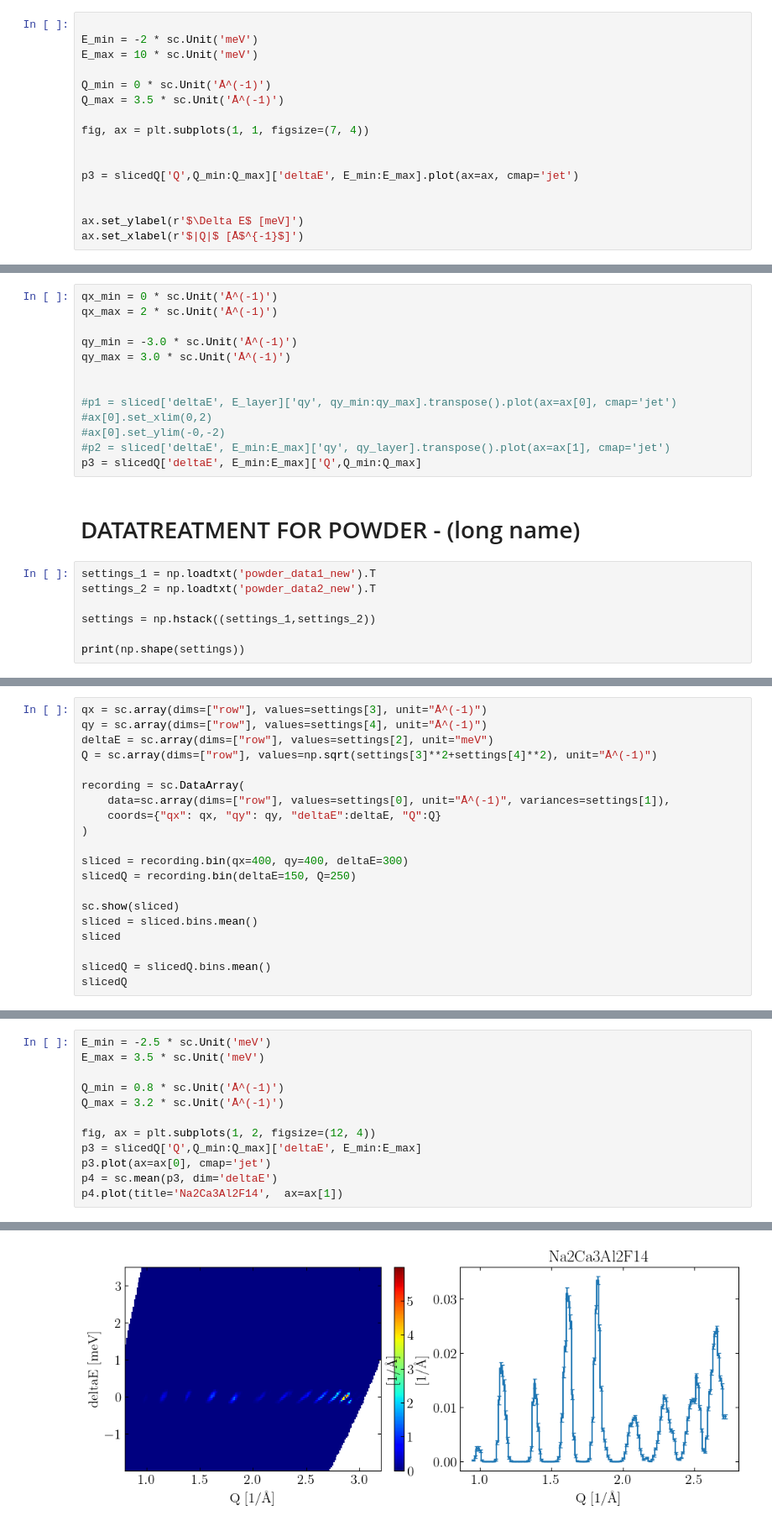
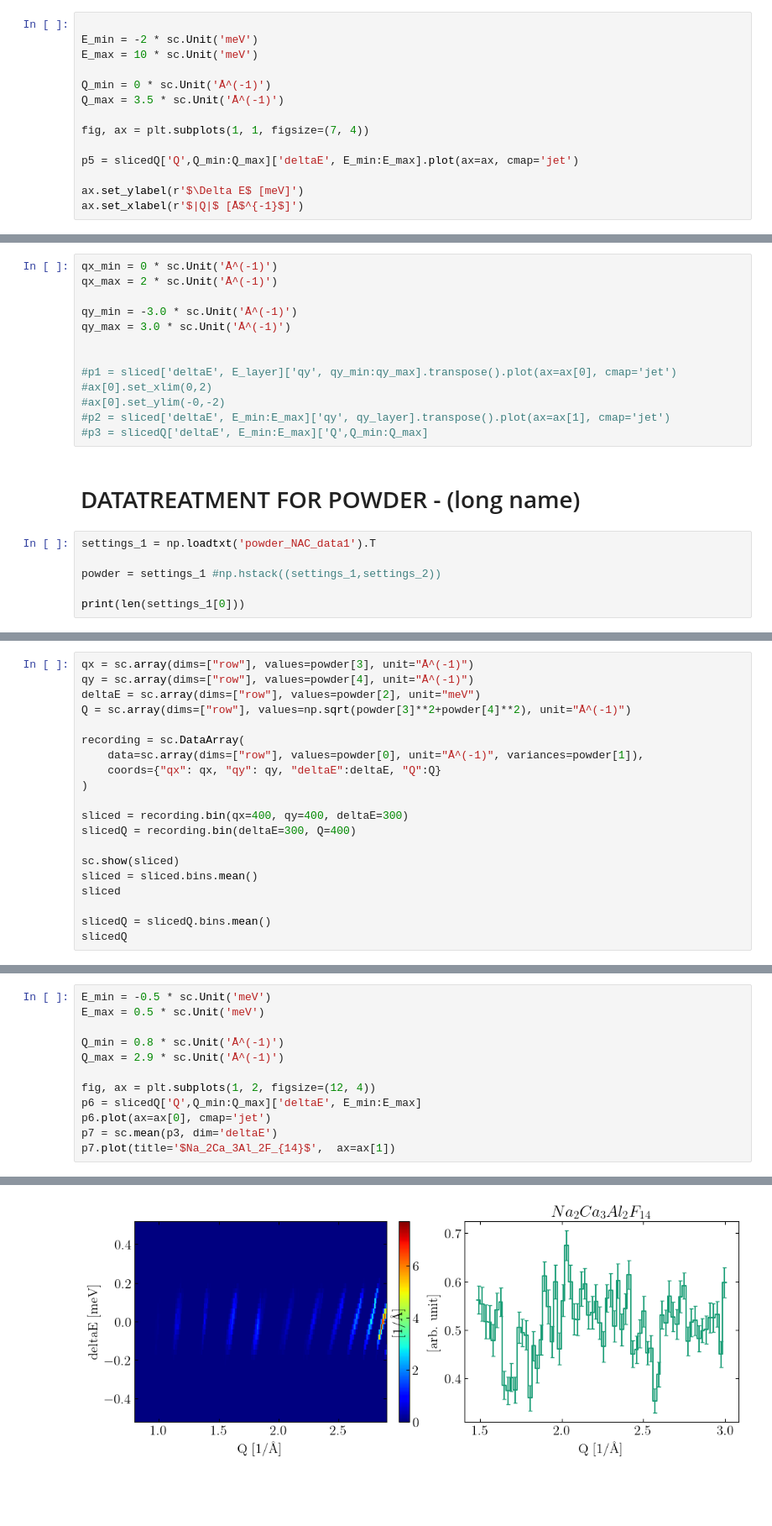
Before and after one commit to JEGKANIKMULTITASK/BIFROST, a Jupyter notebook: DataConversionMJOLNIR/BifrostConversionToMjolnir.ipynb, the cells around one changed output, grey strips where cells are left out. Shown at 84% size. Saved outputs shown, nothing was run; the diff lists cells and outputs as text; blank space fills up the shorter version.

```diff
--- a/DataConversionMJOLNIR/BifrostConversionToMjolnir.ipynb
+++ b/DataConversionMJOLNIR/BifrostConversionToMjolnir.ipynb
@@ -121,9 +174,7 @@ Q_max = 3.5 * sc.Unit('Å^(-1)')
 
 fig, ax = plt.subplots(1, 1, figsize=(7, 4))
 
-
-p3 = slicedQ['Q',Q_min:Q_max]['deltaE', E_min:E_max].plot(ax=ax, cmap='jet')
-
+p5 = slicedQ['Q',Q_min:Q_max]['deltaE', E_min:E_max].plot(ax=ax, cmap='jet')
 
 ax.set_ylabel(r'$\Delta E$ [meV]')
 ax.set_xlabel(r'$|Q|$ [Å$^{-1}$]')
@@ -139,14 +193,13 @@ qy_max = 3.0 * sc.Unit('Å^(-1)')
 #ax[0].set_xlim(0,2)
 #ax[0].set_ylim(-0,-2)
 #p2 = sliced['deltaE', E_min:E_max]['qy', qy_layer].transpose().plot(ax=ax[1], cmap='jet')
-p3 = slicedQ['deltaE', E_min:E_max]['Q',Q_min:Q_max]
+#p3 = slicedQ['deltaE', E_min:E_max]['Q',Q_min:Q_max]
 # %% [markdown]
 # DATATREATMENT FOR POWDER - (long name)
 # %%
-settings_1 = np.loadtxt('powder_data1_new').T
-settings_2 = np.loadtxt('powder_data2_new').T
+settings_1 = np.loadtxt('powder_NAC_data1').T
 
-settings = np.hstack((settings_1,settings_2))
+powder = settings_1 #np.hstack((settings_1,settings_2))
 
-print(np.shape(settings))
+print(len(settings_1[0]))
 # %% [output]
@@ -166,16 +219,16 @@ plt.show()
 # %%
-qx = sc.array(dims=["row"], values=settings[3], unit="Å^(-1)")
-qy = sc.array(dims=["row"], values=settings[4], unit="Å^(-1)")
-deltaE = sc.array(dims=["row"], values=settings[2], unit="meV")
-Q = sc.array(dims=["row"], values=np.sqrt(settings[3]**2+settings[4]**2), unit="Å^(-1)")
+qx = sc.array(dims=["row"], values=powder[3], unit="Å^(-1)")
+qy = sc.array(dims=["row"], values=powder[4], unit="Å^(-1)")
+deltaE = sc.array(dims=["row"], values=powder[2], unit="meV")
+Q = sc.array(dims=["row"], values=np.sqrt(powder[3]**2+powder[4]**2), unit="Å^(-1)")
 
 recording = sc.DataArray(
-    data=sc.array(dims=["row"], values=settings[0], unit="Å^(-1)", variances=settings[1]),
+    data=sc.array(dims=["row"], values=powder[0], unit="Å^(-1)", variances=powder[1]),
     coords={"qx": qx, "qy": qy, "deltaE":deltaE, "Q":Q}
 )
 
 sliced = recording.bin(qx=400, qy=400, deltaE=300)
-slicedQ = recording.bin(deltaE=150, Q=250)
+slicedQ = recording.bin(deltaE=300, Q=400)
 
 sc.show(sliced)
 sliced = sliced.bins.mean()
@@ -195,15 +248,15 @@ Data:
 # %%
-E_min = -2.5 * sc.Unit('meV')
-E_max = 3.5 * sc.Unit('meV')
+E_min = -0.5 * sc.Unit('meV')
+E_max = 0.5 * sc.Unit('meV')
 
 Q_min = 0.8 * sc.Unit('Å^(-1)')
-Q_max = 3.2 * sc.Unit('Å^(-1)')
+Q_max = 2.9 * sc.Unit('Å^(-1)')
 
 fig, ax = plt.subplots(1, 2, figsize=(12, 4))
-p3 = slicedQ['Q',Q_min:Q_max]['deltaE', E_min:E_max]
-p3.plot(ax=ax[0], cmap='jet')
-p4 = sc.mean(p3, dim='deltaE')
-p4.plot(title='Na2Ca3Al2F14',  ax=ax[1])
+p6 = slicedQ['Q',Q_min:Q_max]['deltaE', E_min:E_max]
+p6.plot(ax=ax[0], cmap='jet')
+p7 = sc.mean(p3, dim='deltaE')
+p7.plot(title='$Na_2Ca_3Al_2F_{14}$',  ax=ax[1])
 # %% [output]
 [drawing not drawn]
-[figure, old version]
+[figure, new version]
```
Also changed, not shown: parts of 13 cells of this notebook, 5 other files.
